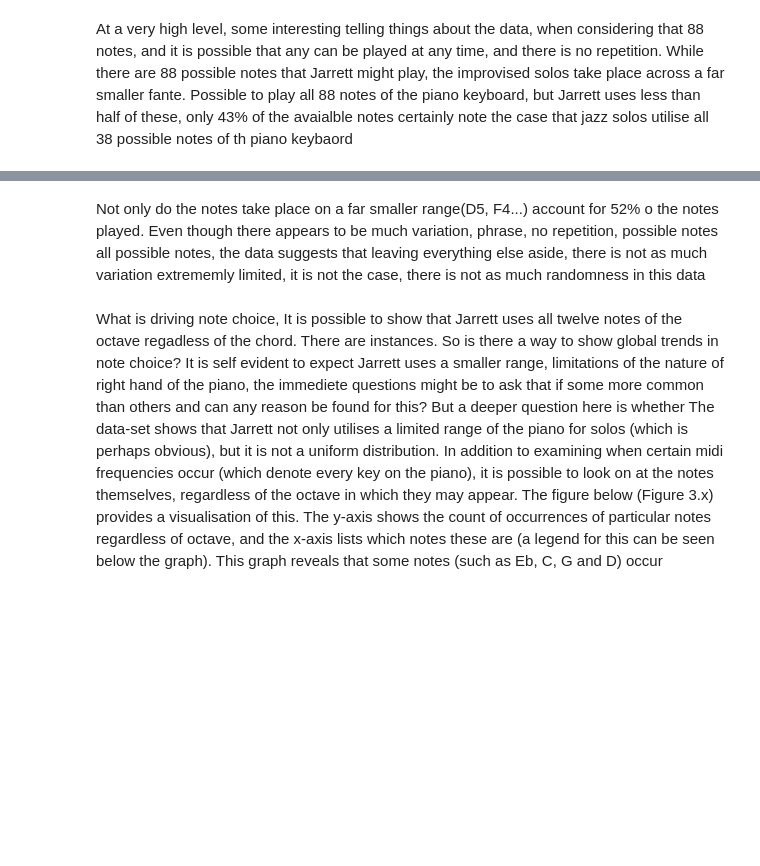
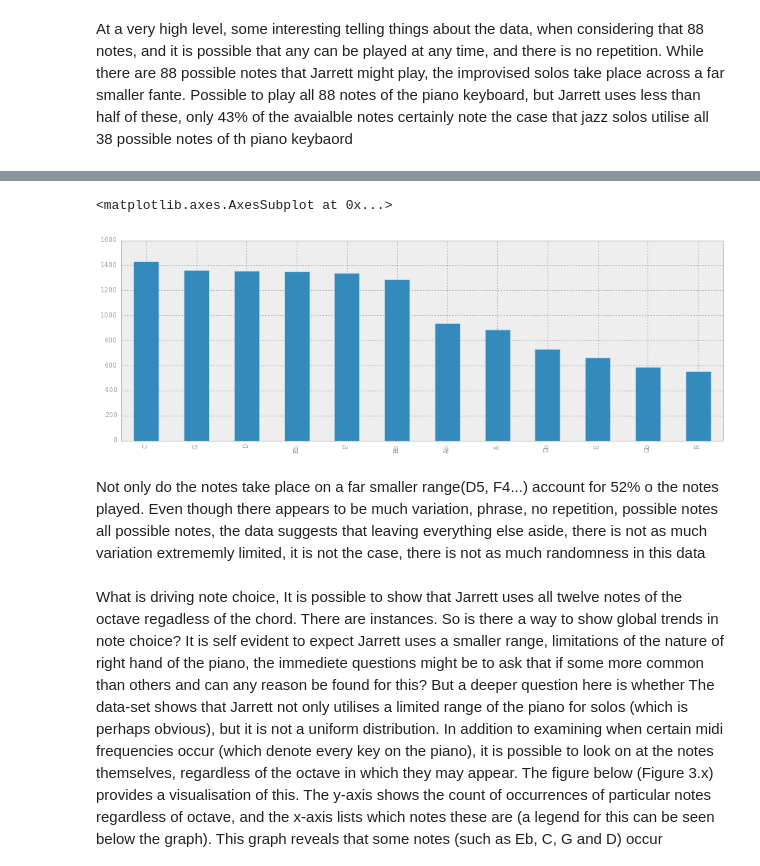
Before and after one commit to jgab3103/phd_code, a Jupyter notebook: ch4_p1.ipynb, the cells around one changed output, grey strips where cells are left out. Cells and saved outputs as stored; diff of their text form; code cells hidden in the pictures; blank space fills up the shorter version.

```diff
--- a/ch4_p1.ipynb
+++ b/ch4_p1.ipynb
@@ -683,6 +780,9 @@ float(df['Midi number'].value_counts().values[0:10].sum()) / df['Rest or note fl
 # %%
-df2 = df[df['normalisedFrequenciesNoOctave'] != 'None']
-df2['normalisedFrequenciesNoOctave'].value_counts().plot(kind="bar")
+df2 = df[df['Name of note without octave'] != 'None']
+df2['Name of note without octave'].value_counts().plot(kind="bar")
+# %% [output]
+<matplotlib.axes.AxesSubplot at 0x...>
+[figure, added]
 # %% [markdown]
 
 <div>Not only do the notes take place on a far smaller range(D5, F4...) account for 52% o the notes played. Even though there appears to be much variation, phrase, no repetition, possible notes all possible notes, the data suggests that leaving everything else aside, there is not as much variation extrememly limited, it is not the case, there is not as much randomness in this data</div>
```
Also changed, not shown: parts of 47 cells of this notebook, 2 other files.
